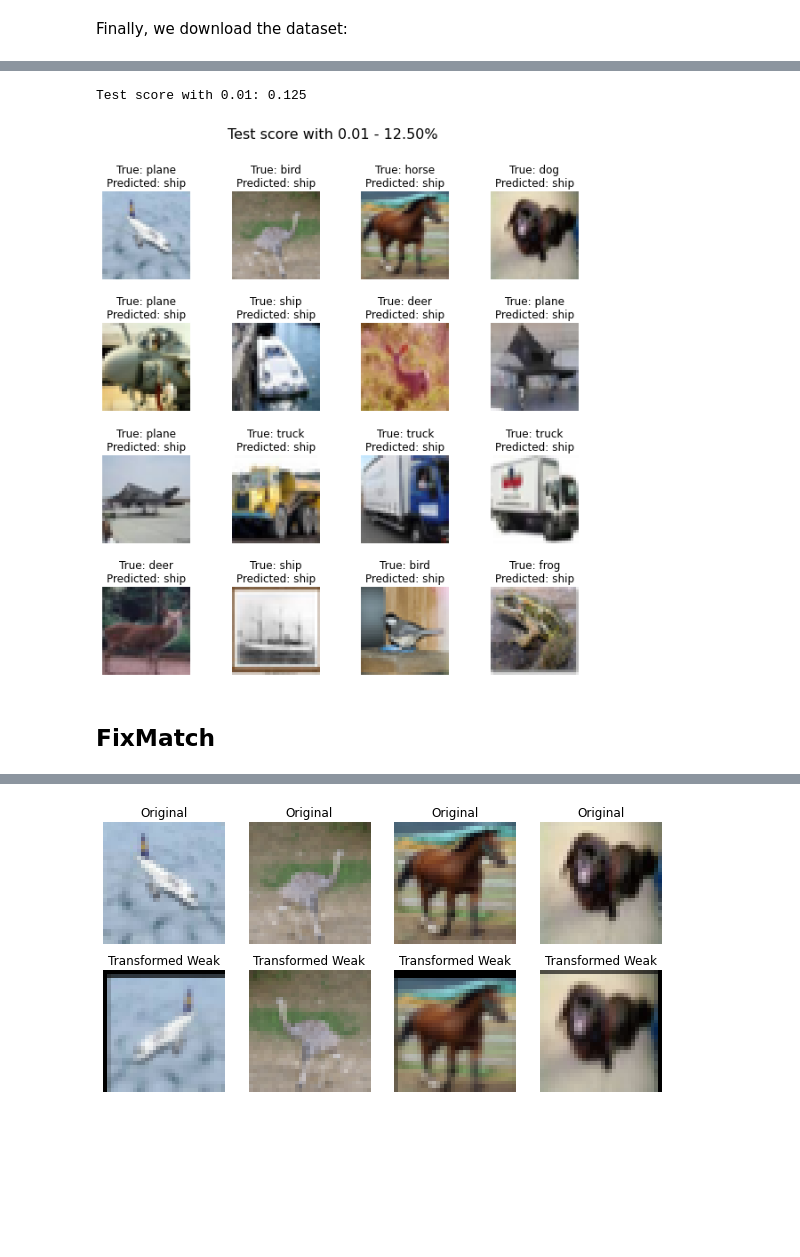
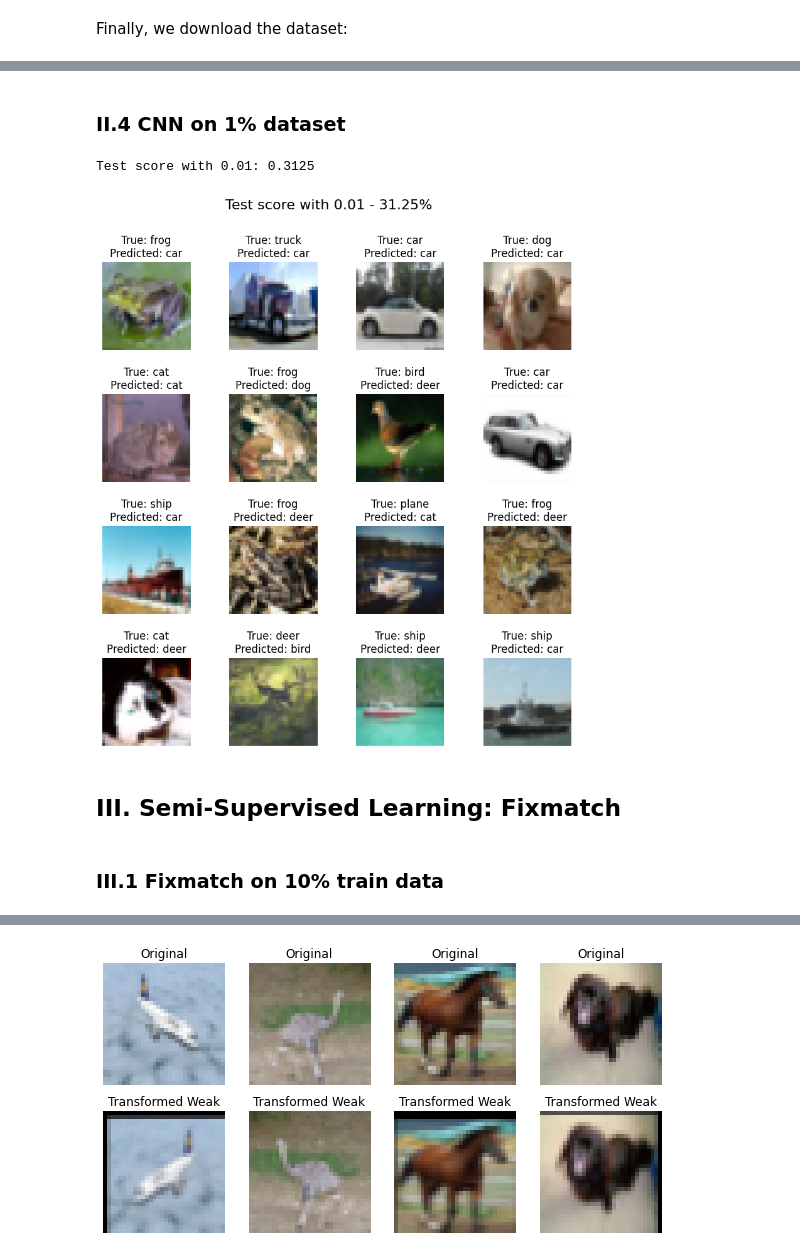
Before and after one commit to julien-blanchon/ProjetFixMatch, a Jupyter notebook: Projet_FixMatch.ipynb, the cells around one changed output, grey strips where cells are left out. Drawn from its saved outputs; the diff is of its cells as text; code cells hidden in the pictures; blank space fills up the shorter version.

```diff
--- a/Projet_FixMatch.ipynb
+++ b/Projet_FixMatch.ipynb
@@ -117,5 +143,7 @@ Files already downloaded and verified
 # %%
-EPOCHS = 4
+seedEverything()
+
+EPOCHS = 50
 SUBSET_PROP = 1.00
 trainset_subsample, _ = torch.utils.data.random_split(trainset, [SUBSET_PROP, 1-SUBSET_PROP])
 trainloader_subsample = DataLoader(
@@ -126,7 +154,7 @@ trainloader_subsample = DataLoader(
 )
 model = ConvNN().to(device)
 
-optimizer = torch.optim.SGD(model.parameters(), lr=LR, momentum=BETA)
+optimizer = torch.optim.SGD(model.parameters(), lr=LR, momentum=BETA, nesterov=True)
 scheduler = None
 # scheduler = torch.optim.lr_scheduler.CosineAnnealingLR(optimizer, T_max=EPOCHS)
 criterion = nn.CrossEntropyLoss().to(device)
@@ -187,6 +215,8 @@ for epoch in range(EPOCHS):
                 }
             )
 
+# save the model
+torch.save(model.state_dict(), f"{torch_models}/model_100.pth")
 
 test_image, test_labels = testloader.__iter__().__next__()
 test_image = test_image.to(device)
@@ -205,5 +235,7 @@ Compile with `TORCH_USE_CUDA_DSA` to enable device-side assertions.
 # %%
-EPOCHS = 4
+seedEverything()
+
+EPOCHS = 50
 SUBSET_PROP = 0.10
 trainset_subsample, _ = torch.utils.data.random_split(trainset, [SUBSET_PROP, 1-SUBSET_PROP])
 trainloader_subsample = DataLoader(
@@ -214,7 +246,7 @@ trainloader_subsample = DataLoader(
 )
 model = ConvNN().to(device)
 
-optimizer = torch.optim.SGD(model.parameters(), lr=LR, momentum=BETA)
+optimizer = torch.optim.SGD(model.parameters(), lr=LR, momentum=BETA, nesterov=True)
 scheduler = None
 # scheduler = torch.optim.lr_scheduler.CosineAnnealingLR(optimizer, T_max=EPOCHS)
 criterion = nn.CrossEntropyLoss().to(device)
@@ -275,6 +307,8 @@ for epoch in range(EPOCHS):
                 }
             )
 
+# save the model
+torch.save(model.state_dict(), f"{torch_models}/model_10.pth")
 
 test_image, test_labels = testloader.__iter__().__next__()
 test_image = test_image.to(device)
@@ -291,5 +327,7 @@ Test score with 0.1: 0.25
 # %%
-EPOCHS = 4
+seedEverything()
+
+EPOCHS = 50
 SUBSET_PROP = 0.05
 trainset_subsample, _ = torch.utils.data.random_split(trainset, [SUBSET_PROP, 1-SUBSET_PROP])
 trainloader_subsample = DataLoader(
@@ -300,7 +338,7 @@ trainloader_subsample = DataLoader(
 )
 model = ConvNN().to(device)
 
-optimizer = torch.optim.SGD(model.parameters(), lr=LR, momentum=BETA)
+optimizer = torch.optim.SGD(model.parameters(), lr=LR, momentum=BETA, nesterov=True)
 scheduler = None
 # scheduler = torch.optim.lr_scheduler.CosineAnnealingLR(optimizer, T_max=EPOCHS)
 criterion = nn.CrossEntropyLoss().to(device)
@@ -361,6 +399,8 @@ for epoch in range(EPOCHS):
                 }
             )
 
+# save the model
+torch.save(model.state_dict(), f"{torch_models}/model_5.pth")
 
 test_image, test_labels = testloader.__iter__().__next__()
 test_image = test_image.to(device)
@@ -377,5 +417,9 @@ Test score with 0.05: 0.1875
+# %% [markdown]
+### II.4 CNN on 1% dataset
 # %%
-EPOCHS = 4
+seedEverything()
+
+EPOCHS = 50
 SUBSET_PROP = 0.01
 trainset_subsample, _ = torch.utils.data.random_split(trainset, [SUBSET_PROP, 1-SUBSET_PROP])
 trainloader_subsample = DataLoader(
@@ -386,7 +430,7 @@ trainloader_subsample = DataLoader(
 )
 model = ConvNN().to(device)
 
-optimizer = torch.optim.SGD(model.parameters(), lr=LR, momentum=BETA)
+optimizer = torch.optim.SGD(model.parameters(), lr=LR, momentum=BETA, nesterov=True)
 scheduler = None
 # scheduler = torch.optim.lr_scheduler.CosineAnnealingLR(optimizer, T_max=EPOCHS)
 criterion = nn.CrossEntropyLoss().to(device)
@@ -431,34 +475,38 @@ for epoch in range(EPOCHS):
     # Validation
     with torch.no_grad():
         model.eval()
         test_epoch_loss = 0.0
         for (images_test, label_test) in (pbar := tqdm(testloader, desc=f"Epoch test {epoch: >1}")):
             images_test, label_test = images_test.to(device), label_test.to(device)
             outputs_val = model.forward(images_test)
             label_pred_test = outputs_val.argmax(dim=1)
             loss_test = criterion.forward(outputs_val, label_test)
             test_epoch_loss += loss_test.item()*images_test.size(0)/len(testloader)
             test_accuracy = accuracy_test(label_test.cpu(), label_pred_test.cpu())
             pbar.set_postfix(
                 {
                     "test_loss": f"{loss_test.item():.2f}",
                     "test_epoch_loss": f"{test_epoch_loss:.2f}",
                     "test_accuracy": f"{test_accuracy:.2f}",
                 }
             )
 
+# save the model
+torch.save(model.state_dict(), f"{torch_models}/model_1.pth")
 
 test_image, test_labels = testloader.__iter__().__next__()
 test_image = test_image.to(device)
 outputs_test = model(test_image)
 label_pred_test = outputs_test.argmax(dim=1)
 
 print(f"Test score with {SUBSET_PROP}: {test_accuracy}")
 
 fig4 = plot_images(test_image, test_labels, label_pred_test, classes, figure_name=f"Test score with {SUBSET_PROP} - {test_accuracy*100:.2f}%")
 fig4.savefig(f"./figures/test_score_{SUBSET_PROP}.png")
 # %% [output]
-Test score with 0.01: 0.125
+Test score with 0.01: 0.3125
-[figure, old version]
+[figure, new version]
-# %% [markdown]
-## FixMatch
+# %% [markdown]
+## III. Semi-Supervised Learning: Fixmatch
+# %% [markdown]
+### III.1 Fixmatch on 10% train data
```
Also changed, not shown: parts of 19 cells of this notebook, 10 other files.
